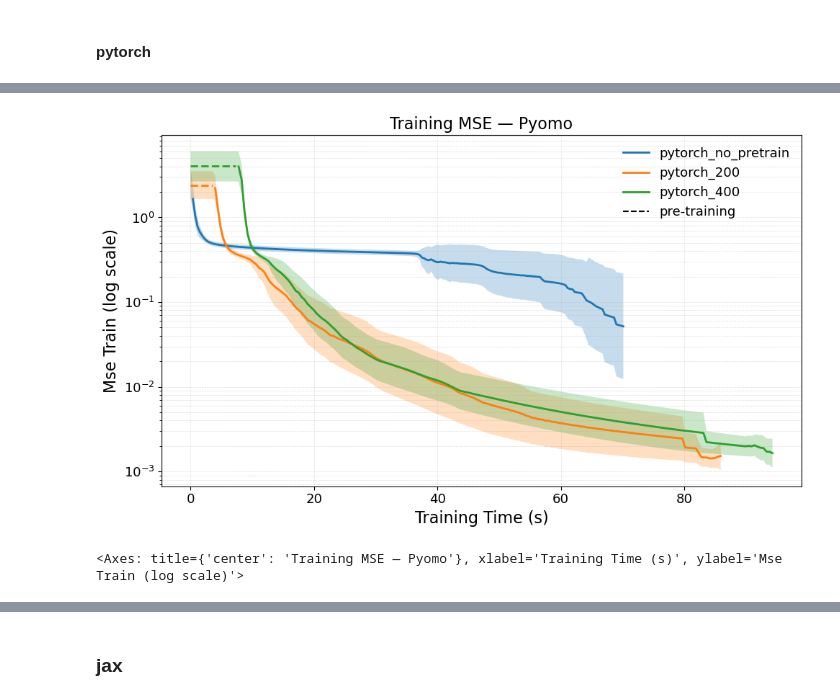
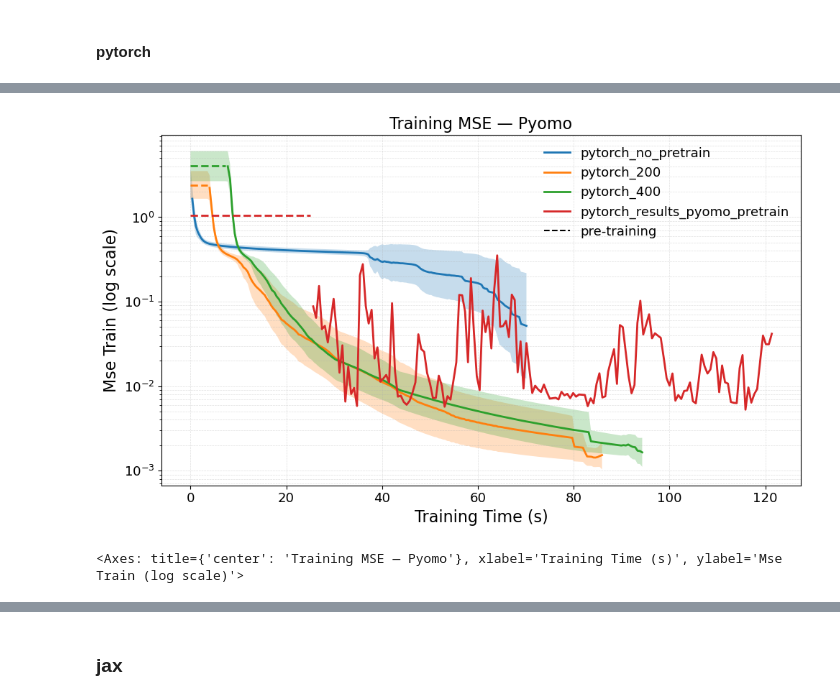
Before and after one commit to mariashapo/NODE, a Jupyter notebook: src/analysis/synthetic/training_conv_ho.ipynb, the cells around one changed output, grey strips where cells are left out. Saved outputs shown, nothing was run; the diff lists cells and outputs as text; code cells hidden in the pictures.

```diff
--- a/src/analysis/synthetic/training_conv_ho.ipynb
+++ b/src/analysis/synthetic/training_conv_ho.ipynb
@@ -87,3 +87,6 @@ pytoch_results_df_200 = Results.flatten_convergence_data(results, key_list=["sys
 fp = "results/study_ho/pytoch_ho_no_pretrain_1000.pkl"
 results = Results.load_results(fp)
 pytoch_results_df_no_pretrain = Results.flatten_convergence_data(results, key_list=["system", "pretrain", "max_t"], model_type="pytorch")
+
+results = load_all_pickles("results/pytorch_pretrain_pyomo", recursive=False)
+pytorch_results_pyomo_pretrain = Results.flatten_convergence_data(results, key_list=["system", "pretrain", "max_t"], model_type="pytorch")
@@ -92,20 +135,22 @@ pytorch_comparison_dfs = {
     "pytorch_no_pretrain": pytoch_results_df_no_pretrain,
     "pytorch_200": pytoch_results_df_200,
     "pytorch_400": pytoch_results_df_400,
+    "pytorch_results_pyomo_pretrain": pytorch_results_pyomo_pretrain,
 }
 # %%
 plot_time_bands(
     pytorch_comparison_dfs,
     y_col="mse_train",
     title="Training MSE — Pyomo",
     logy=True,
     align_grid=False,
     figsize=(10, 6),
     label_fontsize=16,
     tick_fontsize=13,
     legend_fontsize=13,
     title_fontsize=16,
+    min_support_abs=1,
 )
 # %% [output]
-[figure, old version]
+[figure, new version]
 <Axes: title={'center': 'Training MSE — Pyomo'}, xlabel='Training Time (s)', ylabel='Mse Train (log scale)'>
```
Also changed, not shown: parts of 5 cells of this notebook, 17 other files.
